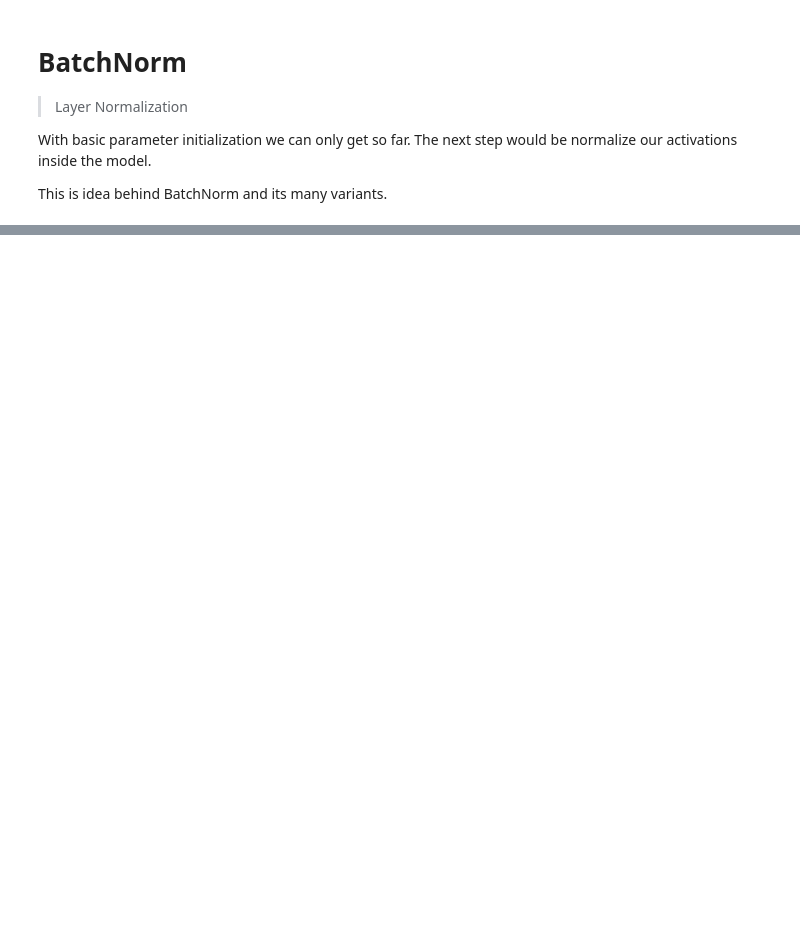
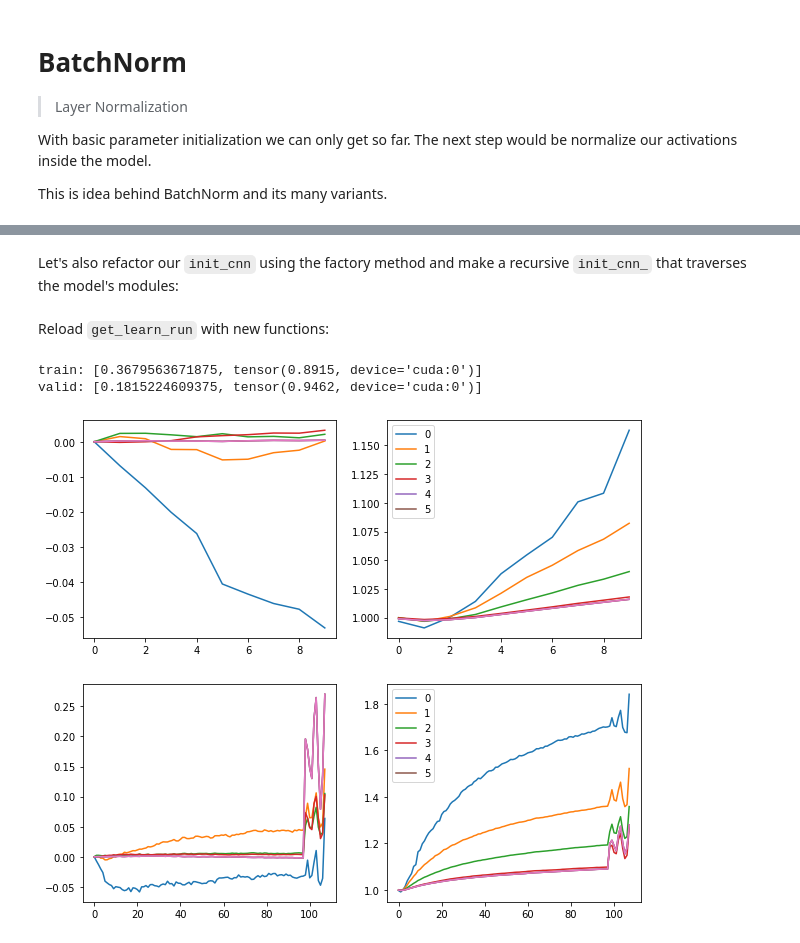
Before and after one commit to ftm624/deeplearning_nbs, a Jupyter notebook: fastai/08_batchnorm.ipynb, the cells around one changed output, grey strips where cells are left out. Cells and saved outputs as stored; diff of their text form; code cells hidden in the pictures; blank space fills up the shorter version.

Commit message:
08 batchnorm half

```diff
--- a/fastai/08_batchnorm.ipynb
+++ b/fastai/08_batchnorm.ipynb
@@ -14,0 +37,4 @@ This is idea behind BatchNorm and its many variants.
+# %%
+nfs = [8,16,32,64,64]
+
+learn, run = get_learn_run(data, nfs, conv_layer, lr=0.4, cbs=callbacks)
@@ -14,0 +118,50 @@ This is idea behind BatchNorm and its many variants.
+# %%
+def conv_layer(ni, nf, ks=3, stride=2, bn=True, **kwargs):
+    # no bias if using bn
+    layers = [nn.Conv2d(ni, nf, kernel_size=ks, padding=ks//2, stride=stride, bias=not bn), GeneralRelu(**kwargs)]
+    if bn: layers.append(BatchNorm(nf, **kwargs))
+    return nn.Sequential(*layers)
+# %% [markdown]
+Let's also refactor our `init_cnn` using the factory method and make a recursive `init_cnn_` that traverses the model's modules:
+# %%
+#export
+def init_cnn_(m, func):
+    if isinstance(m, nn.Conv2d):
+        func(m.weight, a=0.1)
+        if getattr(m, 'bias', None) is not None: m.bias.data.zero_()
+    for l in m.children(): init_cnn_(l, func)
+
+def init_cnn(model, uniform=False):
+    initzer = init.kaiming_normal_ if not uniform else init.kaiming_uniform_
+    init_cnn_(model, initzer)
+# %% [markdown]
+Reload `get_learn_run` with new functions:
+# %%
+#export
+def get_learn_run(data, nfs, layer, lr, cbs=None, opt_func=None, uniform=False, **kwargs):
+    model = get_cnn_model(data, nfs, layer, **kwargs)
+    init_cnn(model, uniform=uniform)
+    return get_runner(model, data, lr=lr, cbs=cbs, opt_func=opt_func)
+# %%
+learn, run = get_learn_run(data, nfs, conv_layer, 0.4, cbs=callbacks)
+
+with Hooks(learn.model, append_stats) as hooks:
+    run.fit(1, learn)
+    fig, (ax0, ax1) = plt.subplots(1,2, figsize=(10,4))
+    for h in hooks[:-1]:
+        ms, ss = h.stats[0], h.stats[1]
+        ax0.plot(ms[:10])
+        ax1.plot(ss[:10])
+    plt.legend(range(6))
+
+    fig, (ax0, ax1) = plt.subplots(1,2, figsize=(10,4))
+    for h in hooks[:-1]:
+        ms, ss = h.stats[0], h.stats[1]
+        ax0.plot(ms)
+        ax1.plot(ss)
+    plt.legend(range(6))
+# %% [output]
+train: [0.3679563671875, tensor(0.8915, device='cuda:0')]
+valid: [0.1815224609375, tensor(0.9462, device='cuda:0')]
+[figure, added]
+[figure, added]
```
Also changed, not shown: parts of 47 cells of this notebook, 2 other files.
